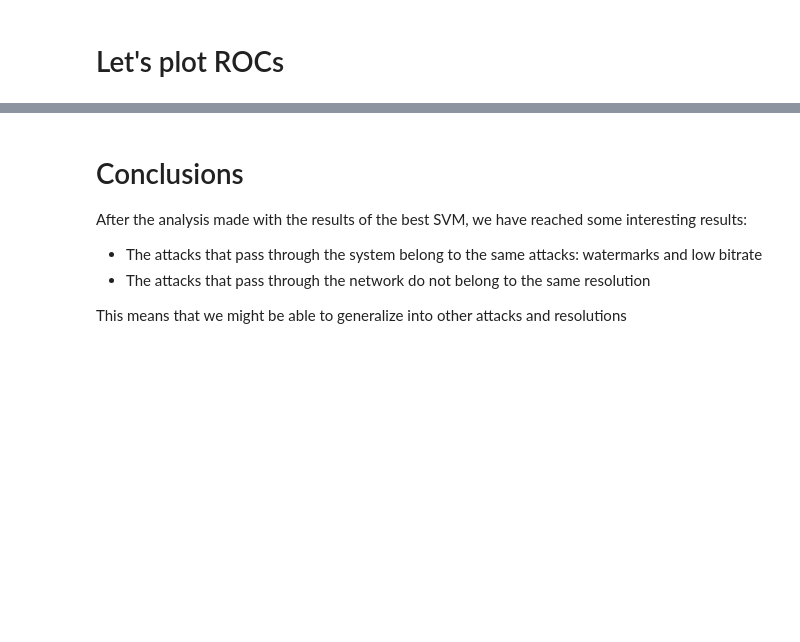
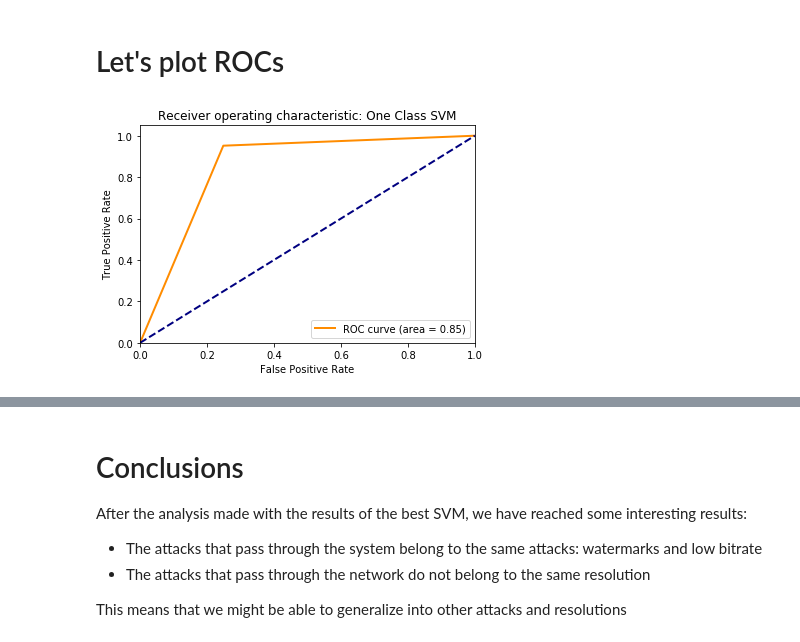
Before and after one commit to livepeer/verification-classifier, a Jupyter notebook: data-analysis/notebooks/Unsupervised_predicted_model.ipynb, the cells around one changed output, grey strips where cells are left out. Drawn from its saved outputs; the diff is of its cells as text; code cells hidden in the pictures; blank space fills up the shorter version.

```diff
--- a/data-analysis/notebooks/Unsupervised_predicted_model.ipynb
+++ b/data-analysis/notebooks/Unsupervised_predicted_model.ipynb
@@ -19,7 +19,7 @@ import seaborn
 
 %matplotlib inline
 # %%
-data = pd.read_csv(r'../../output/metrics.csv')
+data = pd.read_csv(r'../../output/metrics-size.csv')
 df = pd.DataFrame(data)
 df['title'] = df['level_0']
 attack_series = []
@@ -52,5 +52,10 @@ df = df.drop(['Unnamed: 0',
 #           'temporal_cross_correlation-cosine',
 #               'temporal_difference-cosine',
          'level_1'],axis=1)
+# %%
+# There were some errors when calculatin metrics, so we add just the dct euclidean
+new_data = pd.read_csv(r'../../output/metrics.csv')
+new_df = pd.DataFrame(new_data)
+df['temporal_dct-euclidean'] = new_df['temporal_dct-euclidean']
 # %%
 df.head(5)
@@ -149,8 +199,8 @@ from sklearn import metrics
 
 nus = [0.1, 0.01, 0.001, 0.0001]
 
-svm_results = pd.DataFrame(columns=['gamma', 'nu', 'n_components', 'train_acc',
-                                    'test_acc', 'attack_acc', 'model', 'auc', 'f_beta'])
+svm_results = pd.DataFrame(columns=['gamma', 'nu', 'n_components', 'TPR_train',
+                                    'TPR_test', 'TNR', 'model', 'auc', 'f_beta'])
 for n in reversed(range(1,x_test.shape[1]+1)):
     pca = PCA(n_components=n)
     X_reduced = pca.fit_transform(x_train)
@@ -177,8 +227,8 @@ for n in reversed(range(1,x_test.shape[1]+1)):
                                                              -1*np.ones(y_pred_outliers.shape[0])]),
                                               np.concatenate([y_pred_test, y_pred_outliers]),beta=20 ,pos_label=1)
 
-            svm_results = svm_results.append({'nu': nu, 'gamma': gamma, 'n_components': n, 'train_acc': n_accurate_train/X_reduced.shape[0],
-                           'test_acc': n_accurate_train/X_reduced.shape[0], 'attack_acc': n_accurate_outliers/attack_reduced.shape[0],
+            svm_results = svm_results.append({'nu': nu, 'gamma': gamma, 'n_components': n, 'TPR_train': n_accurate_train/X_reduced.shape[0],
+                           'TPR_test': n_accurate_test/test_reduced.shape[0], 'TNR': n_accurate_outliers/attack_reduced.shape[0],
                            'model': 'svm', 'auc': metrics.auc(fpr, tpr), 'f_beta': fb}, ignore_index=True)
 # %%
 svm_results.sort_values('f_beta', ascending=False).head(10)
@@ -202,10 +282,10 @@ svm_results[svm_results['test_acc'] > svm_results['attack_acc']].sort_values('sc
 # %%
 from sklearn.ensemble import IsolationForest
 
-estimators = [50, 100, 150, 200, 500]
-contaminations = [0.01, 0.1]
+estimators = [100, 150, 200]
+contaminations = [0.01]
 isolation_results = pd.DataFrame(columns=['estimators', 'contamination', 'n_components', 'max_features',
-                                          'test_acc', 'attack_acc', 'model', 'auc', 'f_beta'])
+                                          'TPR_test','TPR_train' , 'TNR', 'model', 'auc', 'f_beta'])
 for n in reversed(range(1,x_test.shape[1]+1)):
     pca = PCA(n_components=n)
     X_reduced = pca.fit_transform(x_train)
@@ -238,9 +318,9 @@ for n in reversed(range(1,x_test.shape[1]+1)):
 
                 isolation_results = isolation_results.append({'estimators': estimator, 'contamination': contamination,
                                                               'n_components': n, 'max_features': max_feature,
-                                                              'train_acc': n_error_train/X_reduced.shape[0],
-                                                              'test_acc': n_error_train/X_reduced.shape[0],
-                                                              'attack_acc': n_error_outliers/attack_reduced.shape[0],
+                                                              'TPR_train': n_error_train/X_reduced.shape[0],
+                                                              'TPR_test': n_error_train/X_reduced.shape[0],
+                                                              'TNR': n_error_outliers/attack_reduced.shape[0],
                                                               'model': 'isolation_forest',
                                                               'auc': metrics.auc(fpr, tpr),
                                                               'f_beta': fb}, ignore_index=True)
@@ -268,24 +362,26 @@ def plot_roc(fpr, tpr, title):
     plt.legend(loc="lower right")
     plt.show()
 # %%
-pca = PCA(n_components=4)
+best_svm = svm_results.sort_values('f_beta', ascending=False).iloc[0]
+pca = PCA(n_components=best_svm['n_components'])
 X_reduced = pca.fit_transform(x_train)
 test_reduced = pca.transform(x_test)
 attack_reduced = pca.transform(x_attacks)
+classifier = svm.OneClassSVM(kernel='rbf',gamma=best_svm['gamma'], nu=best_svm['nu'], cache_size=5000)
+classifier.fit(X_reduced)
 
-
-classifier = svm.OneClassSVM(kernel='rbf',gamma=2, nu=0.001, cache_size=5000)
-classifier.fit(X_reduced)
 y_pred_train = classifier.predict(X_reduced)
 y_pred_test = classifier.predict(test_reduced)
 y_pred_outliers = classifier.predict(attack_reduced)
 n_accurate_train = y_pred_train[y_pred_train == 1].size
 n_accurate_test = y_pred_test[y_pred_test == 1].size
 n_accurate_outliers = y_pred_outliers[y_pred_outliers == -1].size
 
 fpr, tpr, _ = metrics.roc_curve(np.concatenate([np.ones(y_pred_test.shape[0]),
                                                  -1*np.ones(y_pred_outliers.shape[0])]),
                                   np.concatenate([y_pred_test, y_pred_outliers]) , pos_label=1)
 
 plot_roc(fpr, tpr, 'One Class SVM')
+# %% [output]
+[figure, added]
 # %%
```
Also changed, not shown: parts of 24 cells of this notebook.
